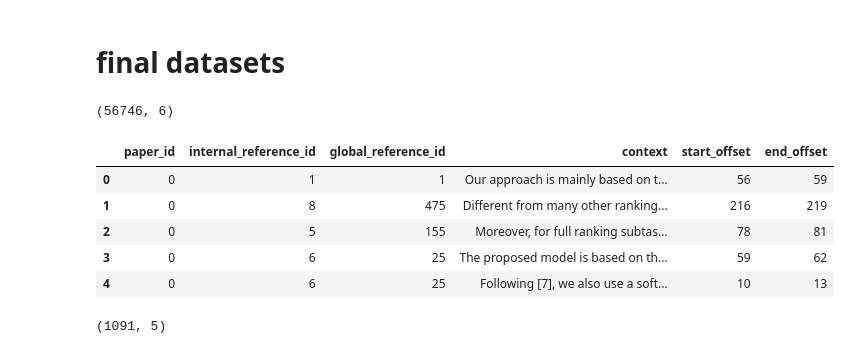
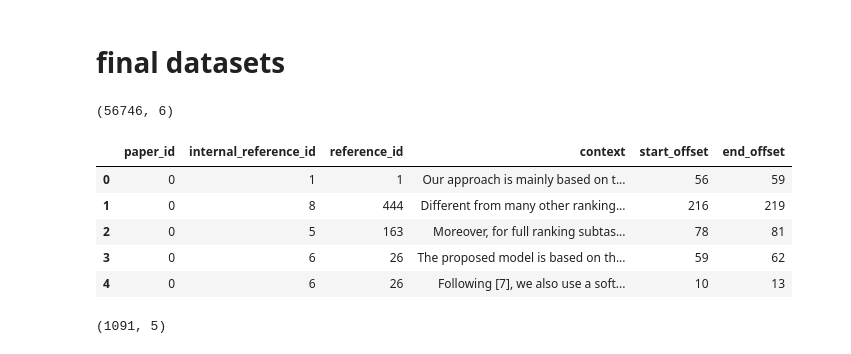
Before and after one commit to jarobyte91/rouge_sciqfs, a Jupyter notebook: notebooks/1_build_dataset.ipynb, the cells around one changed output. Drawn from its saved outputs; the diff is of its cells as text; code cells hidden in the pictures.

```diff
--- a/notebooks/1_build_dataset.ipynb
+++ b/notebooks/1_build_dataset.ipynb
@@ -8,7 +8,7 @@ def show(x):
     print(x.shape)
     return x.head()
 # %%
-with open("../data_raw/science_parse_output.json") as file:
+with open("../data/raw/science_parse_output.json") as file:
     lines = [json.loads(l) for l in tqdm(file.readlines())]
 len(lines)
 # %% [output]
@@ -125,7 +125,7 @@ citations.context[2]
 references = raw_na.references.explode().reset_index()\
 .assign(internal_reference_id = lambda df: df.groupby("index").cumcount(),
         title = lambda df: df.references.map(lambda x: x["title"], na_action = "ignore"))\
-.assign(title_join = lambda df: df.title.str.replace("[^a-zA-Z]", "").str.lower())\
+.assign(title_join = lambda df: df.title.str.replace(r"\W", "", regex = True).str.lower())\
 .rename(columns = {"index":"paper_id"})
 
 
@@ -141,11 +197,14 @@ show(references)
 # %%
+# The counts shown here are how many times a given paper appeared as reference in a paper,
+# parsed with science-parse
+
 unique_references = references.groupby("title_join")\
 .agg(["min", "count"])\
 .title\
 .sort_values("count", ascending = False)\
 .reset_index()\
 .reset_index()\
-.rename(columns = {"index":"global_reference_id"})
+.rename(columns = {"index":"reference_id", "min":"title", "count":"original_citations"})
 
 show(unique_references)
 # %% [output]
@@ -159,6 +218,10 @@ show(unique_references)
 # %%
-final = citations.merge(references, how = "left", on = ["paper_id", "internal_reference_id"])\
-.merge(unique_references, how = "left", on = "title_join")
-show(final)
+full = citations.merge(
+    references,
+    how = "left",
+    on = ["paper_id", "internal_reference_id"]
+)\
+.merge(unique_references, on = "title_join", how = "left")
+show(full)
 # %% [output]
 (56746, 11)
@@ -171,17 +310,30 @@ show(final)
 # %% [markdown]
 # final datasets
 # %%
-final_citations = final[["paper_id", "internal_reference_id", "global_reference_id", "context", "start_offset",
-                         "end_offset"]]\
+final_citations = full[
+    [
+        "paper_id",
+         "internal_reference_id",
+         "reference_id",
+         "context",
+         "start_offset",
+         "end_offset"
+    ]
+]\
 .dropna()\
-.assign(global_reference_id = lambda df: df.global_reference_id.map(int, na_action = "ignore"))
+.assign(
+    reference_id = lambda df: df.reference_id.map(
+        int,
+        na_action = "ignore"
+    )
+)
 show(final_citations)
 # %% [output]
 (56746, 6)
-|  | paper_id | internal_reference_id | global_reference_id | context | start_offset | end_offset |
+|  | paper_id | internal_reference_id | reference_id | context | start_offset | end_offset |
 | 0 | 0 | 1 | 1 | Our approach is mainly based on t... | 56 | 59 |
-| 1 | 0 | 8 | 475 | Different from many other ranking... | 216 | 219 |
-| 2 | 0 | 5 | 155 | Moreover, for full ranking subtas... | 78 | 81 |
-| 3 | 0 | 6 | 25 | The proposed model is based on th... | 59 | 62 |
-| 4 | 0 | 6 | 25 | Following [7], we also use a soft... | 10 | 13 |
+| 1 | 0 | 8 | 444 | Different from many other ranking... | 216 | 219 |
+| 2 | 0 | 5 | 163 | Moreover, for full ranking subtas... | 78 | 81 |
+| 3 | 0 | 6 | 26 | The proposed model is based on th... | 59 | 62 |
+| 4 | 0 | 6 | 26 | Following [7], we also use a soft... | 10 | 13 |
 # %%
```
Also changed, not shown: parts of 20 cells of this notebook, 2 other files.
